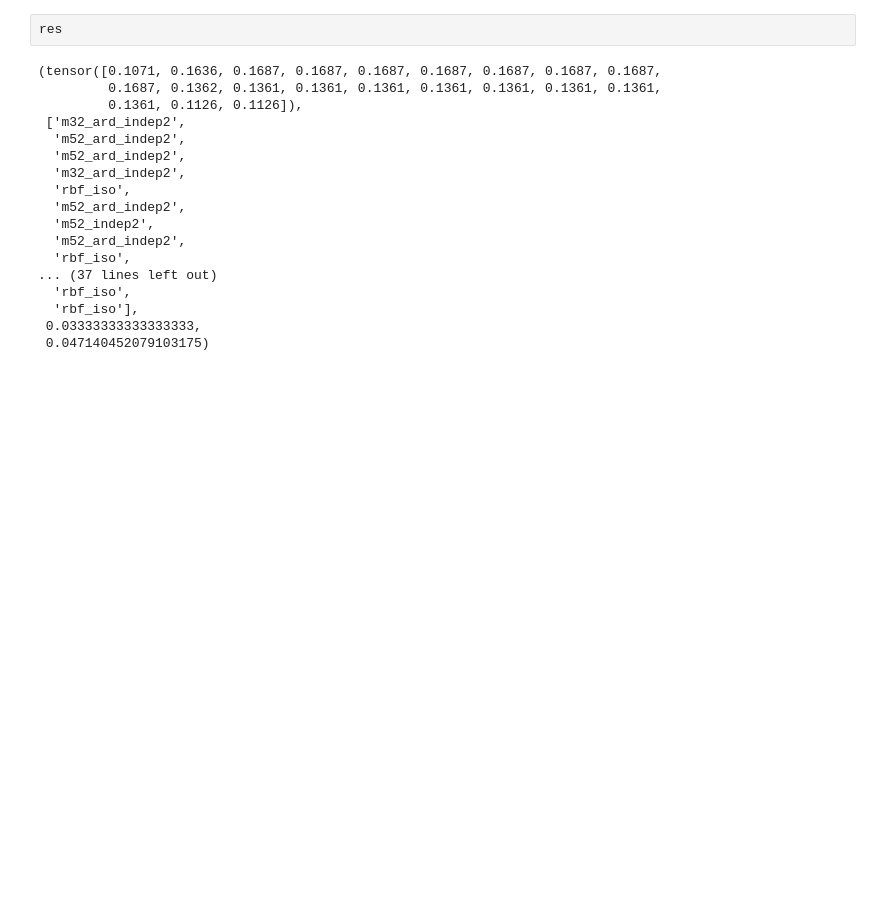
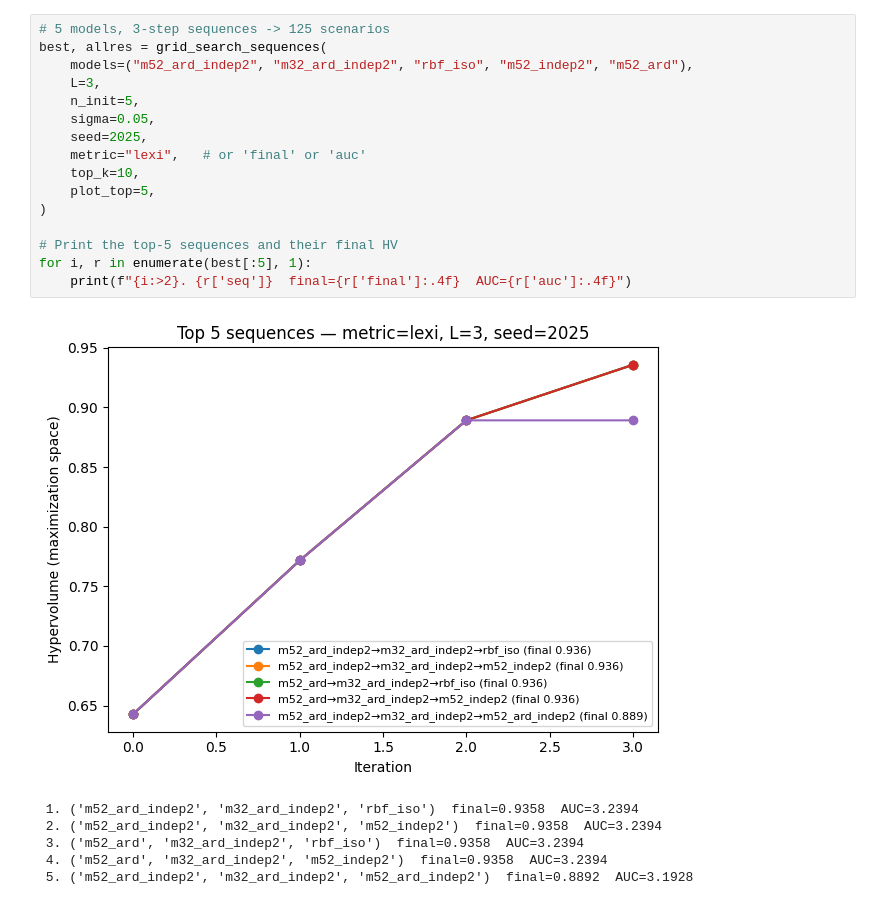
Before and after one commit to armtfgh/Mult_agent_BO, a Jupyter notebook: main_prep.ipynb, the cells around one changed output. Cells and saved outputs as stored; diff of their text form; blank space fills up the shorter version.

Commit message:
second commit : screening for the sequences

```diff
--- a/main_prep.ipynb
+++ b/main_prep.ipynb
@@ -742,20 +882,23 @@ visual_plus_compare(repeats=3, seed=63434)
 # %%
-res
+# 5 models, 3-step sequences -> 125 scenarios
+best, allres = grid_search_sequences(
+    models=("m52_ard_indep2", "m32_ard_indep2", "rbf_iso", "m52_indep2", "m52_ard"),
+    L=3,
+    n_init=5,
+    sigma=0.05,
+    seed=2025,
+    metric="lexi",   # or 'final' or 'auc'
+    top_k=10,
+    plot_top=5,
+)
+
+# Print the top-5 sequences and their final HV
+for i, r in enumerate(best[:5], 1):
+    print(f"{i:>2}. {r['seq']}  final={r['final']:.4f}  AUC={r['auc']:.4f}")
 # %% [output]
+[figure, added]
-(tensor([0.1071, 0.1636, 0.1687, 0.1687, 0.1687, 0.1687, 0.1687, 0.1687, 0.1687,
-         0.1687, 0.1362, 0.1361, 0.1361, 0.1361, 0.1361, 0.1361, 0.1361, 0.1361,
-         0.1361, 0.1126, 0.1126]),
- ['m32_ard_indep2',
-  'm52_ard_indep2',
-  'm52_ard_indep2',
-  'm32_ard_indep2',
-  'rbf_iso',
-  'm52_ard_indep2',
-  'm52_indep2',
-  'm52_ard_indep2',
-  'rbf_iso',
-... (37 lines left out)
-  'rbf_iso',
-  'rbf_iso'],
- 0.03333333333333333,
- 0.047140452079103175)
+ 1. ('m52_ard_indep2', 'm32_ard_indep2', 'rbf_iso')  final=0.9358  AUC=3.2394
+ 2. ('m52_ard_indep2', 'm32_ard_indep2', 'm52_indep2')  final=0.9358  AUC=3.2394
+ 3. ('m52_ard', 'm32_ard_indep2', 'rbf_iso')  final=0.9358  AUC=3.2394
+ 4. ('m52_ard', 'm32_ard_indep2', 'm52_indep2')  final=0.9358  AUC=3.2394
+ 5. ('m52_ard_indep2', 'm32_ard_indep2', 'm52_ard_indep2')  final=0.8892  AUC=3.1928
```
Also changed, not shown: parts of 5 cells of this notebook.
